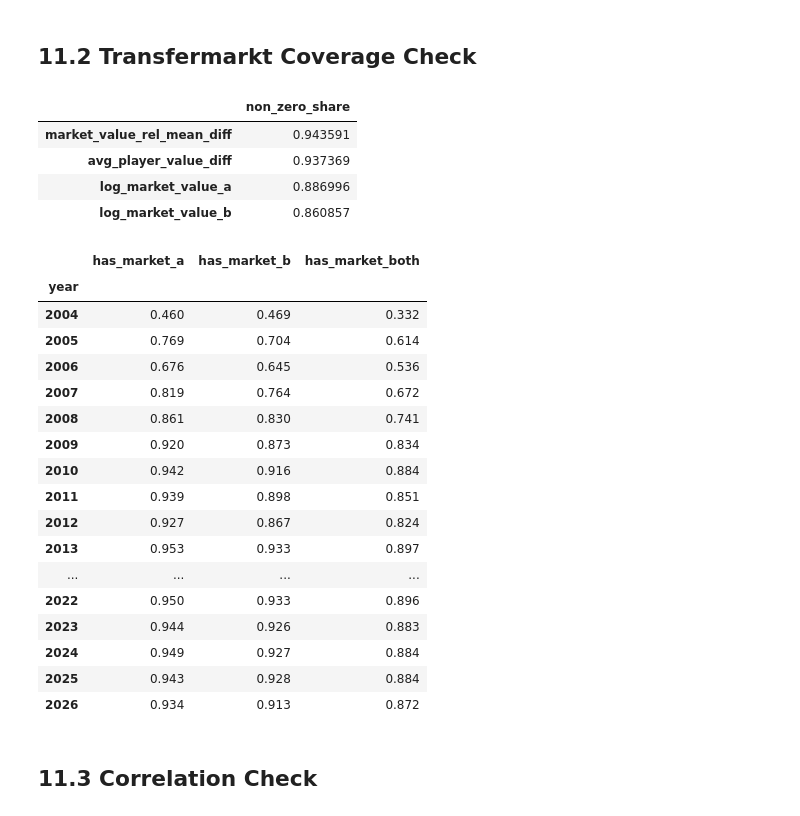
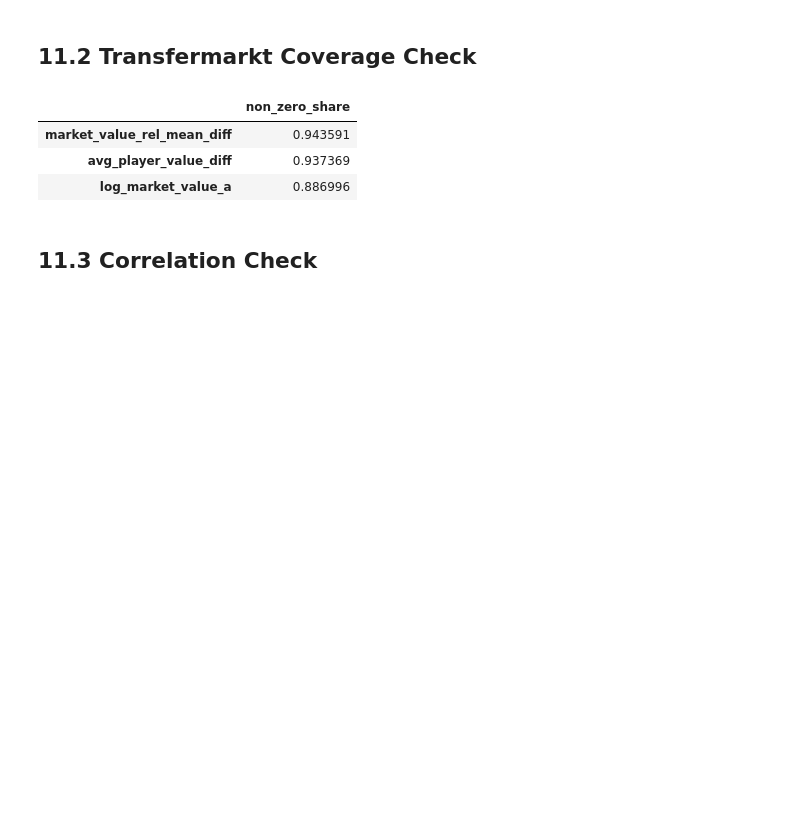
Before and after one commit to roeeseri/World_cup_predictor, a Jupyter notebook: notebooks/05_build_model_dataset.ipynb, the cells around one changed output. Saved outputs shown, nothing was run; the diff lists cells and outputs as text; code cells hidden in the pictures; blank space fills up the shorter version.

```diff
--- a/notebooks/05_build_model_dataset.ipynb
+++ b/notebooks/05_build_model_dataset.ipynb
@@ -994,62 +1165,30 @@ Non numeric features: []
 # %%
 market_cols = [
     "log_market_value_a",
-    "log_market_value_b",
     "market_value_rel_mean_diff",
     "avg_player_value_diff",
 ]
 
 coverage = {}
 
 for col in market_cols:
     coverage[col] = (model_df[col] != 0).mean()
 
 coverage_df = (
-    pd.DataFrame.from_dict(coverage, orient="index", columns=["non_zero_share"])
+    pd.DataFrame.from_dict(
+        coverage,
+        orient="index",
+        columns=["non_zero_share"]
+    )
     .sort_values("non_zero_share", ascending=False)
 )
 
 display(coverage_df)
-
-coverage_by_year = model_df.copy()
-coverage_by_year["year"] = pd.to_datetime(coverage_by_year["date"]).dt.year
-coverage_by_year["has_market_a"] = (coverage_by_year["log_market_value_a"] != 0).astype(int)
-coverage_by_year["has_market_b"] = (coverage_by_year["log_market_value_b"] != 0).astype(int)
-coverage_by_year["has_market_both"] = (
-    (coverage_by_year["has_market_a"] == 1) &
-    (coverage_by_year["has_market_b"] == 1)
-).astype(int)
-
-display(
-    coverage_by_year
-    .groupby("year")[["has_market_a", "has_market_b", "has_market_both"]]
-    .mean()
-    .round(3)
-)
 # %% [output]
 |  | non_zero_share |
 | market_value_rel_mean_diff | 0.943591 |
 | avg_player_value_diff | 0.937369 |
 | log_market_value_a | 0.886996 |
-| log_market_value_b | 0.860857 |
-|  | has_market_a | has_market_b | has_market_both |
-| year |  |  |  |
-| 2004 | 0.460 | 0.469 | 0.332 |
-| 2005 | 0.769 | 0.704 | 0.614 |
-| 2006 | 0.676 | 0.645 | 0.536 |
-| 2007 | 0.819 | 0.764 | 0.672 |
-| 2008 | 0.861 | 0.830 | 0.741 |
-| 2009 | 0.920 | 0.873 | 0.834 |
-| 2010 | 0.942 | 0.916 | 0.884 |
-| 2011 | 0.939 | 0.898 | 0.851 |
-| 2012 | 0.927 | 0.867 | 0.824 |
-| 2013 | 0.953 | 0.933 | 0.897 |
-| ... | ... | ... | ... |
-| 2022 | 0.950 | 0.933 | 0.896 |
-| 2023 | 0.944 | 0.926 | 0.883 |
-| 2024 | 0.949 | 0.927 | 0.884 |
-| 2025 | 0.943 | 0.928 | 0.884 |
-| 2026 | 0.934 | 0.913 | 0.872 |
 # %% [markdown]
 ## 11.3 Correlation Check
 # %%
```
Also changed, not shown: parts of 13 cells of this notebook, 12 other files.
